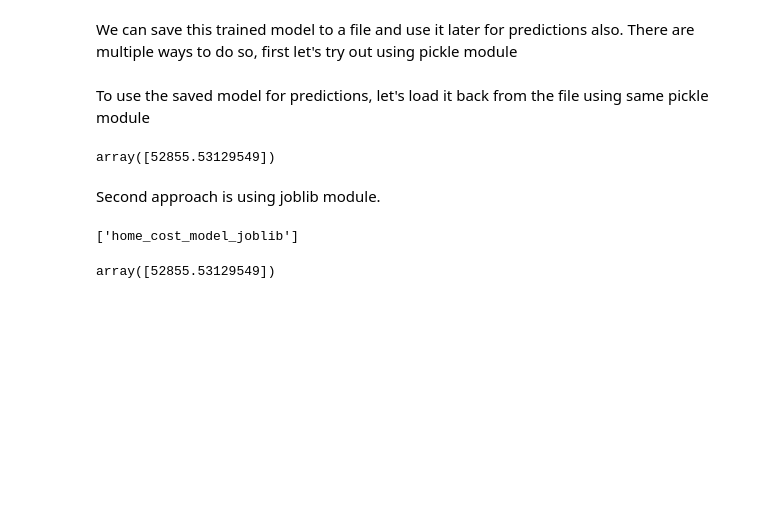
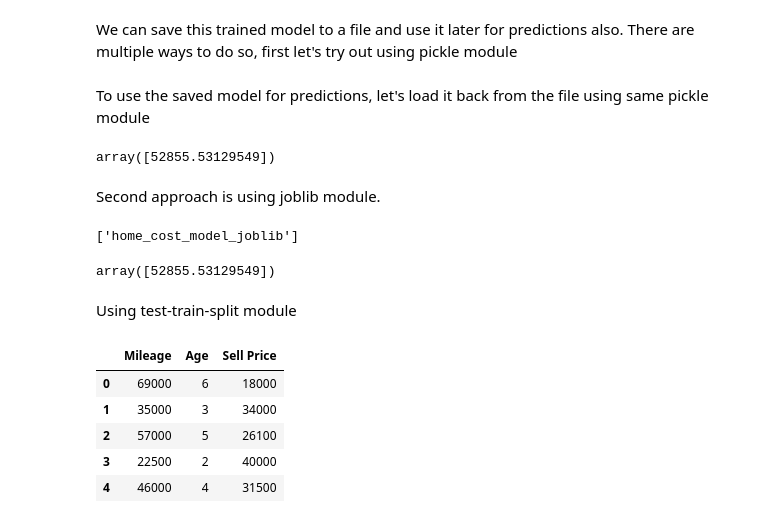
Before and after one commit to deepeshv10/machine-learning-practice, a Jupyter notebook: ml-basic/basic.ipynb, the cells around one changed output. Saved outputs shown, nothing was run; the diff lists cells and outputs as text; code cells hidden in the pictures; blank space fills up the shorter version.

```diff
--- a/ml-basic/basic.ipynb
+++ b/ml-basic/basic.ipynb
@@ -236,3 +236,18 @@ model_joblib = joblib.load(filename="home_cost_model_joblib")
 model_joblib.predict([[4.5,5,6]])
 # %% [output]
 array([52855.53129549])
+# %% [markdown]
+Using test-train-split module
+# %%
+import pandas as pd
+import numpy as np
+
+df = pd.read_csv("data/carprices.csv")
+df.head()
+# %% [output]
+|  | Mileage | Age | Sell Price |
+| 0 | 69000 | 6 | 18000 |
+| 1 | 35000 | 3 | 34000 |
+| 2 | 57000 | 5 | 26100 |
+| 3 | 22500 | 2 | 40000 |
+| 4 | 46000 | 4 | 31500 |
```
Also changed, not shown: parts of 7 cells of this notebook, 5 other files.
